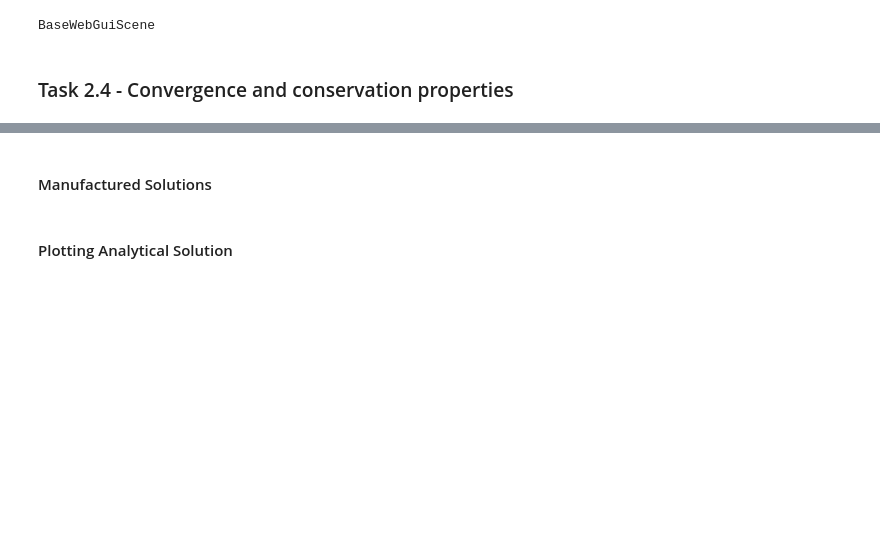
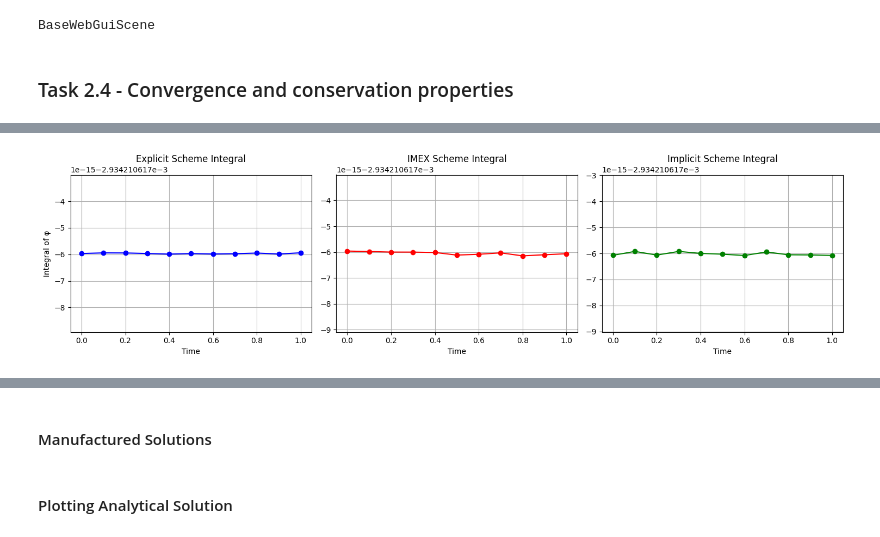
Before and after one commit to sannejamila/FEM_Project2, a Jupyter notebook: Project2.ipynb, the cells around one changed output, grey strips where cells are left out. Drawn from its saved outputs; the diff is of its cells as text; code cells hidden in the pictures; blank space fills up the shorter version.

```diff
--- a/Project2.ipynb
+++ b/Project2.ipynb
@@ -403,19 +403,19 @@ phi_old = GridFunction(V)
 initial_values = np.random.uniform(-1,1,V.ndof)
 phi_old.vec.data = initial_values
 # %%
-gfut,gfu,L2_error,integral,energy = FullyExplicitScheme(mesh,fes,phi,mu,v,w,phi_old,epsilon,gamma,M,tau,T)
+gfut,gfu,L2_error,Explicit_integral,Explicit_energy = FullyExplicitScheme(mesh,fes,phi,mu,v,w,phi_old,epsilon,gamma,M,tau,T)
 Draw(gfut.components[0], mesh, interpolate_multidim = True, animate = True)
 # %% [output]
 WebGuiWidget(layout=Layout(height='500px', width='100%'), value={'gui_settings': {}, 'ngsolve_version': '6.2.2…
 BaseWebGuiScene
 # %%
-gfut,gfu,L2_error,integral,energy = IMEXScheme(mesh,fes,phi,mu,v,w,phi_old,epsilon,gamma,M,tau,T)
+gfut,gfu,L2_error,IMEX_integral,IMEX_energy = IMEXScheme(mesh,fes,phi,mu,v,w,phi_old,epsilon,gamma,M,tau,T)
 Draw(gfut.components[0], mesh, interpolate_multidim = True, animate = True)
 # %% [output]
 WebGuiWidget(layout=Layout(height='500px', width='100%'), value={'gui_settings': {}, 'ngsolve_version': '6.2.2…
 BaseWebGuiScene
 # %%
-gfut,gfu,L2_error,integral,energy = FullyImplicitScheme(mesh,fes,phi,mu,v,w,phi_old,epsilon,gamma,M,tau,T)
+gfut,gfu,L2_error,Implicit_integral,Implicit_energy = FullyImplicitScheme(mesh,fes,phi,mu,v,w,phi_old,epsilon,gamma,M,tau,T)
 Draw(gfut.components[0], mesh, interpolate_multidim = True, animate = True)
 # %% [output]
 WebGuiWidget(layout=Layout(height='500px', width='100%'), value={'gui_settings': {}, 'ngsolve_version': '6.2.2…
@@ -424,0 +439,28 @@ BaseWebGuiScene
+# %%
+time = np.linspace(0, 1, int(1/tau) + 1)
+fig, axs = plt.subplots(1, 3, figsize=(15, 4))
+
+#Explicit Scheme Integral
+axs[0].plot(time, Explicit_integral, marker='o', color='b', label='Explicit Scheme')
+axs[0].set_title("Explicit Scheme Integral")
+axs[0].set_xlabel("Time")
+axs[0].set_ylabel("Integral of φ")
+axs[0].grid()
+
+#IMEX Scheme Integral
+axs[1].plot(time, IMEX_integral, marker='o', color='r', label='IMEX Scheme')
+axs[1].set_title("IMEX Scheme Integral")
+axs[1].set_xlabel("Time")
+axs[1].grid()
+
+#Implicit Scheme Integral
+axs[2].plot(time, Implicit_integral, marker='o', color='g', label='Implicit Scheme')
+axs[2].set_title("Implicit Scheme Integral")
+axs[2].set_xlabel("Time")
+axs[2].grid()
+
+
+plt.tight_layout()
+plt.show()
+# %% [output]
+[figure, added]
```
Also changed, not shown: parts of 15 cells of this notebook.
